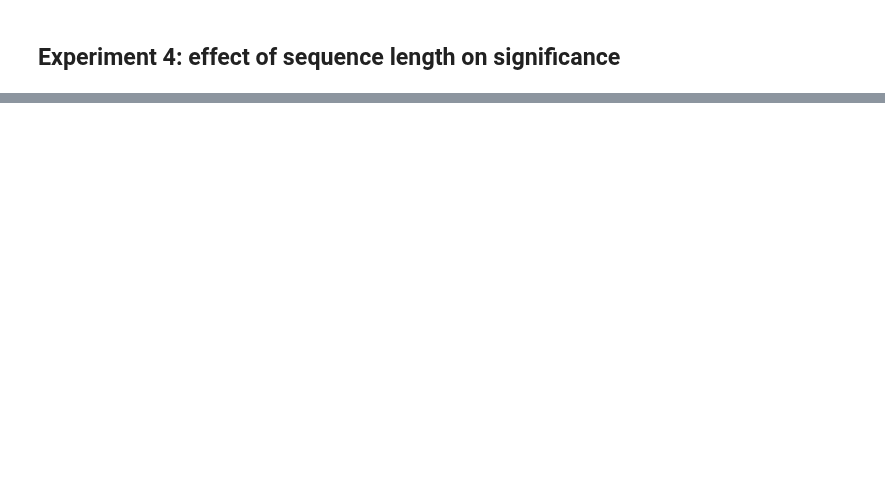
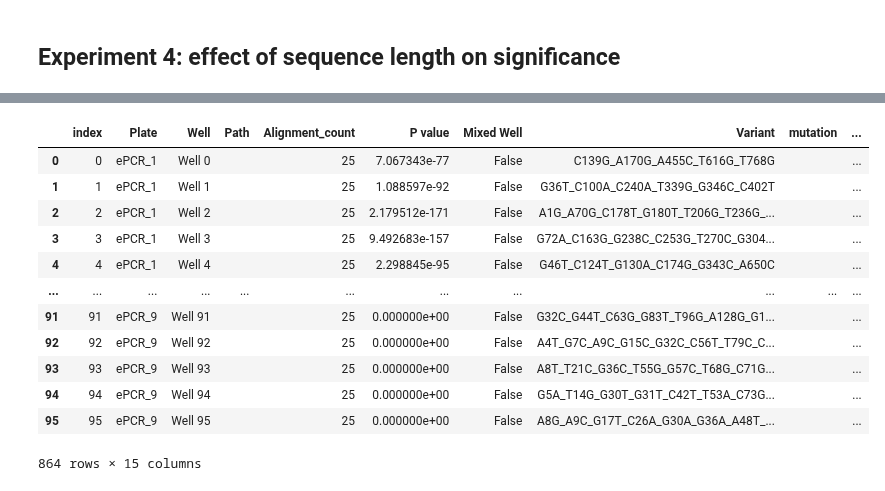
Before and after one commit to fhalab/LevSeq, a Jupyter notebook: simulation/Simulation study ePCR.ipynb, the cells around one changed output, grey strips where cells are left out. Saved outputs shown, nothing was run; the diff lists cells and outputs as text; code cells hidden in the pictures; blank space fills up the shorter version.

```diff
--- a/simulation/Simulation study ePCR.ipynb
+++ b/simulation/Simulation study ePCR.ipynb
@@ -336,0 +386,16 @@ for position in [1, 20, 100]:
+# %%
+experiment_df
+# %% [output]
+|  | index | Plate | Well | Path | Alignment_count | P value | Mixed Well | Variant | mutation | ... |
+| 0 | 0 | ePCR_1 | Well 0 |  | 25 | 7.067343e-77 | False | C139G_A170G_A455C_T616G_T768G |  | ... |
+| 1 | 1 | ePCR_1 | Well 1 |  | 25 | 1.088597e-92 | False | G36T_C100A_C240A_T339G_G346C_C402T |  | ... |
+| 2 | 2 | ePCR_1 | Well 2 |  | 25 | 2.179512e-171 | False | A1G_A70G_C178T_G180T_T206G_T236G_... |  | ... |
+| 3 | 3 | ePCR_1 | Well 3 |  | 25 | 9.492683e-157 | False | G72A_C163G_G238C_C253G_T270C_G304... |  | ... |
+| 4 | 4 | ePCR_1 | Well 4 |  | 25 | 2.298845e-95 | False | G46T_C124T_G130A_C174G_G343C_A650C |  | ... |
+| ... | ... | ... | ... | ... | ... | ... | ... | ... | ... | ... |
+| 91 | 91 | ePCR_9 | Well 91 |  | 25 | 0.000000e+00 | False | G32C_G44T_C63G_G83T_T96G_A128G_G1... |  | ... |
+| 92 | 92 | ePCR_9 | Well 92 |  | 25 | 0.000000e+00 | False | A4T_G7C_A9C_G15C_G32C_C56T_T79C_C... |  | ... |
+| 93 | 93 | ePCR_9 | Well 93 |  | 25 | 0.000000e+00 | False | A8T_T21C_G36C_T55G_G57C_T68G_C71G... |  | ... |
+| 94 | 94 | ePCR_9 | Well 94 |  | 25 | 0.000000e+00 | False | G5A_T14G_G30T_G31T_C42T_T53A_C73G... |  | ... |
+| 95 | 95 | ePCR_9 | Well 95 |  | 25 | 0.000000e+00 | False | A8G_A9C_G17T_C26A_G30A_G36A_A48T_... |  | ... |
+864 rows × 15 columns
```
Also changed, not shown: parts of 8 cells of this notebook, 2 other files.
